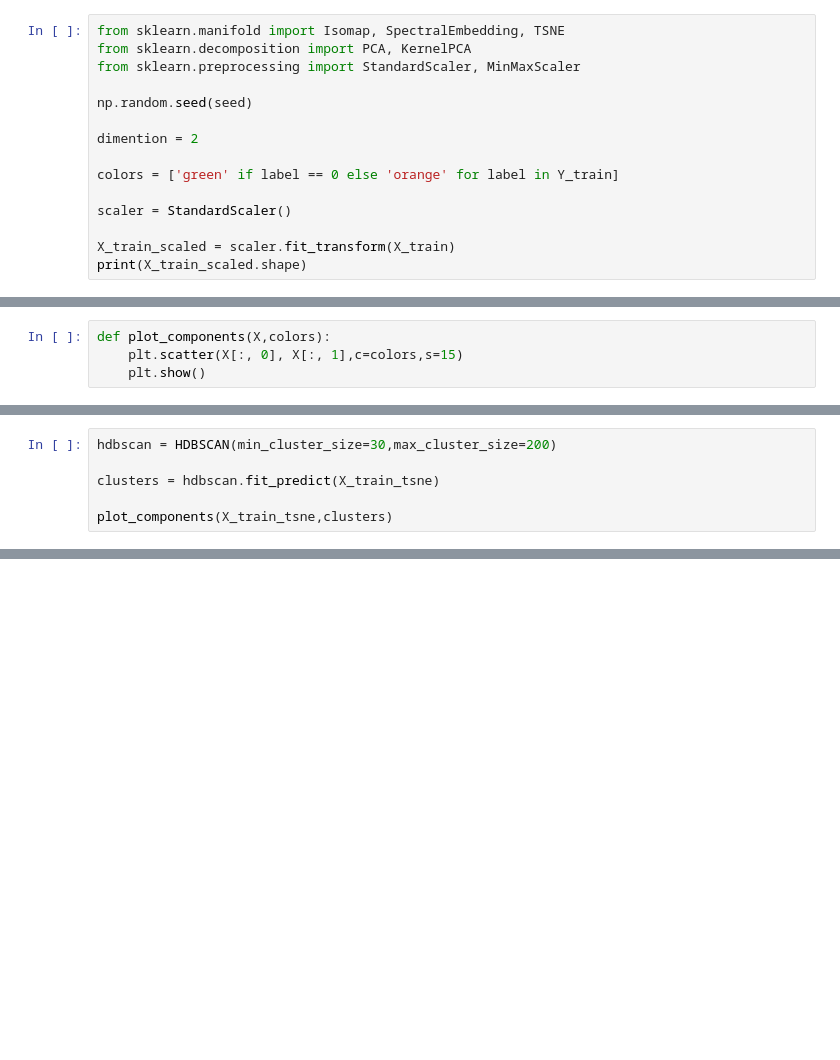
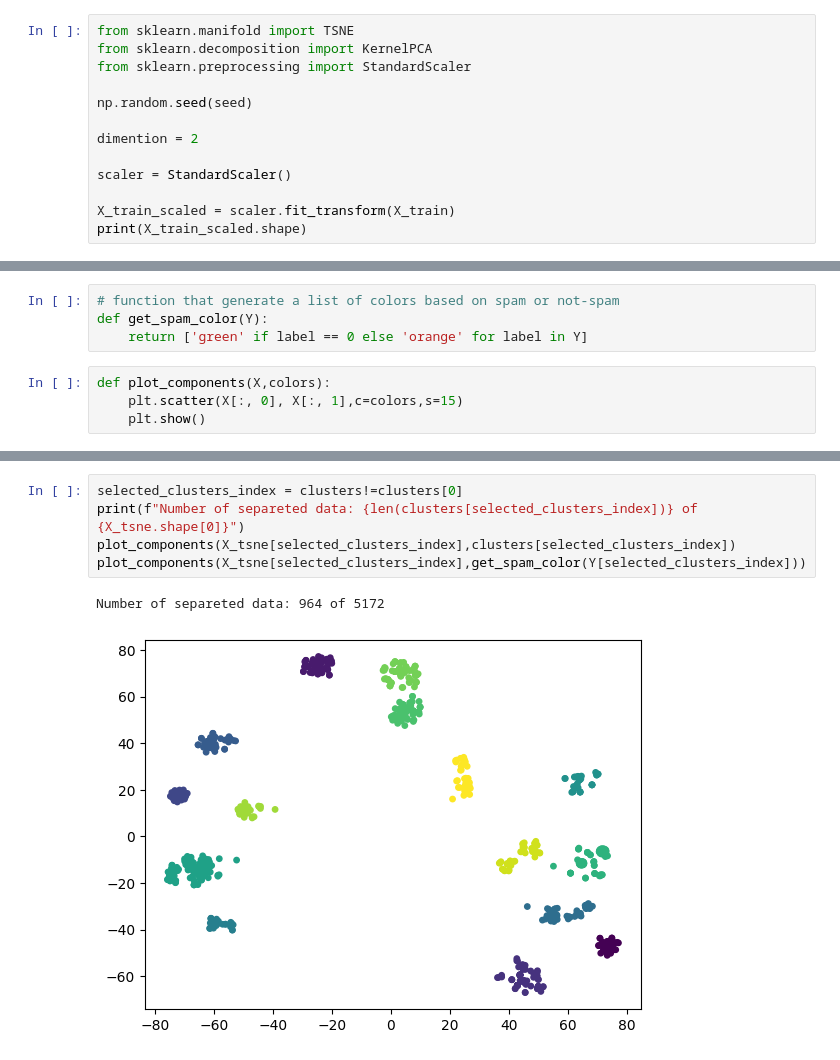
Before and after one commit to Lukirby/Spam-Detector-NLP, a Jupyter notebook: spam_detector.ipynb, the cells around one changed output, grey strips where cells are left out. Drawn from its saved outputs; the diff is of its cells as text; blank space fills up the shorter version.

Commit message:
some commentss on clustering analysis

```diff
--- a/spam_detector.ipynb
+++ b/spam_detector.ipynb
@@ -495,20 +538,22 @@ print("Classification Time: ",end_predict-start_predict," seconds")
 # %%
-from sklearn.manifold import Isomap, SpectralEmbedding, TSNE
-from sklearn.decomposition import PCA, KernelPCA
-from sklearn.preprocessing import StandardScaler, MinMaxScaler
+from sklearn.manifold import TSNE
+from sklearn.decomposition import KernelPCA
+from sklearn.preprocessing import StandardScaler
 
 np.random.seed(seed)
 
 dimention = 2
 
-colors = ['green' if label == 0 else 'orange' for label in Y_train]
-
 scaler = StandardScaler()
 
 X_train_scaled = scaler.fit_transform(X_train)
 print(X_train_scaled.shape)
 # %% [output]
 (4137, 3000)
+# %%
+# function that generate a list of colors based on spam or not-spam
+def get_spam_color(Y):
+    return ['green' if label == 0 else 'orange' for label in Y]
 # %%
 def plot_components(X,colors):
     plt.scatter(X[:, 0], X[:, 1],c=colors,s=15)
@@ -629,9 +686,3 @@ clusters = hdbscan.fit_predict(X_tsne)
 plot_components(X_tsne,clusters)
 # %% [output]
 [figure]
-# %%
-hdbscan = HDBSCAN(min_cluster_size=30,max_cluster_size=200)
-
-clusters = hdbscan.fit_predict(X_train_tsne)
-
-plot_components(X_train_tsne,clusters)
@@ -649,0 +694,8 @@ Davies-Bouldin Index (KMeans): 0.61
+# %%
+selected_clusters_index = clusters!=clusters[0]
+print(f"Number of separeted data: {len(clusters[selected_clusters_index])} of {X_tsne.shape[0]}")
+plot_components(X_tsne[selected_clusters_index],clusters[selected_clusters_index])
+plot_components(X_tsne[selected_clusters_index],get_spam_color(Y[selected_clusters_index]))
+# %% [output]
+Number of separeted data: 964 of 5172
+[figure, added]
```
Also changed, not shown: parts of 42 cells of this notebook.
